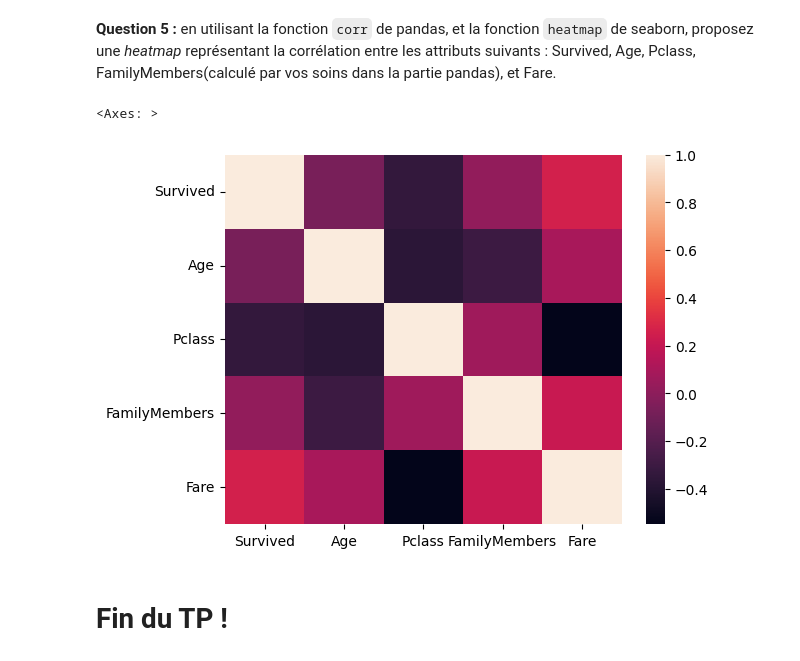
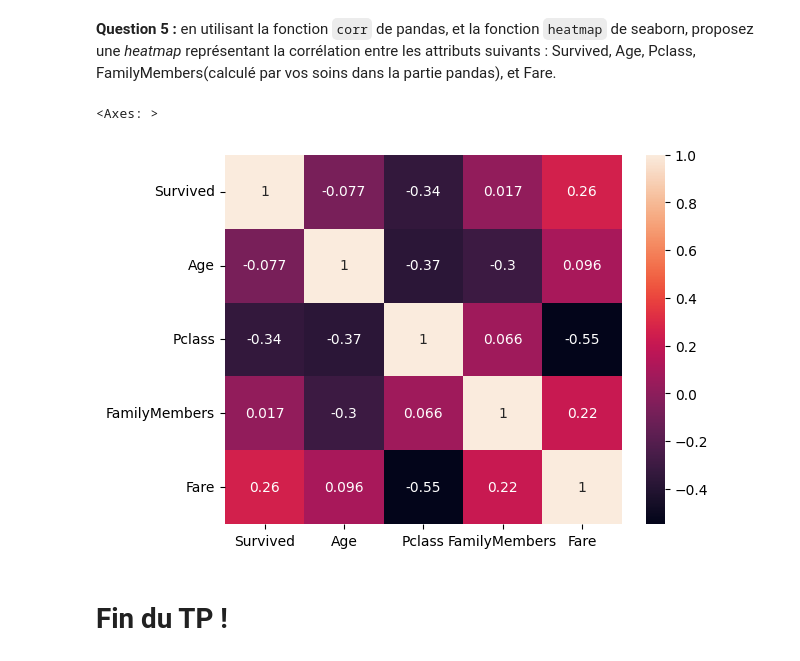
Before and after one commit to AD99i/titanic_ml, a Jupyter notebook: M03_TP01_Exercice.ipynb, the cells around one changed output. Drawn from its saved outputs; the diff is of its cells as text; code cells hidden in the pictures.

```diff
--- a/M03_TP01_Exercice.ipynb
+++ b/M03_TP01_Exercice.ipynb
@@ -497,16 +497,16 @@ sns.pairplot(
 # %%
 # Calcul du nombre de membres de la famille si pas déjà fait
 titanic['FamilyMembers'] = titanic['SibSp'] + titanic['Parch']
 
 # Sélection des colonnes d'intérêt
 cols = ['Survived', 'Age', 'Pclass', 'FamilyMembers', 'Fare']
 
 # Calcul de la matrice de corrélation
 corr_matrix = titanic[cols].corr()
 
-sns.heatmap(corr_matrix)
+sns.heatmap(corr_matrix,annot=True)
 # %% [output]
 <Axes: >
-[figure, old version]
+[figure, new version]
 # %% [markdown]
 # Fin du TP !
```
Also changed, not shown: 1 other file.
